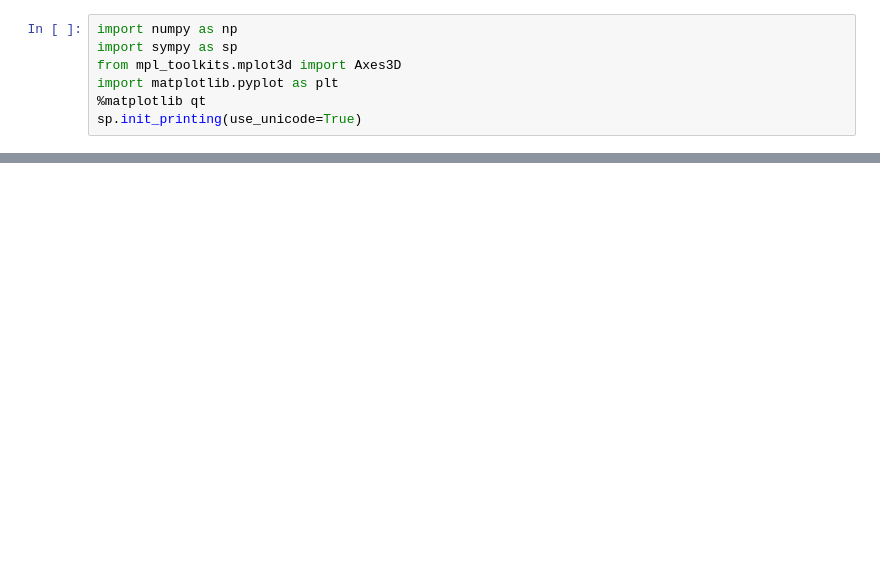
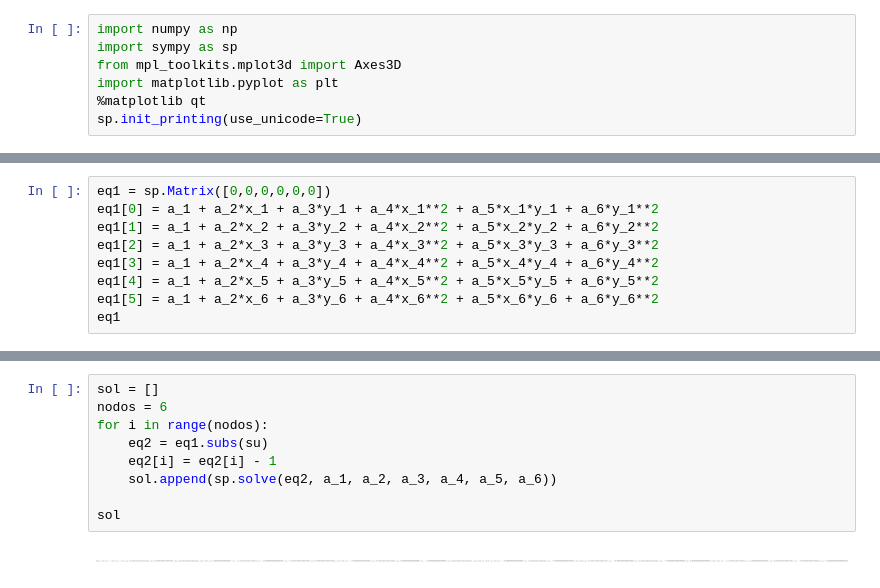
Before and after one commit to gdesirena/Elementos-Finitos, a Jupyter notebook: Modulo2/Capitulo-04/00_Funciones de Forma Cuadráticas_clase.ipynb, the cells around one changed output, grey strips where cells are left out. Cells and saved outputs as stored; diff of their text form; blank space fills up the shorter version.

```diff
--- a/Modulo2/Capitulo-04/00_Funciones de Forma Cuadráticas_clase.ipynb
+++ b/Modulo2/Capitulo-04/00_Funciones de Forma Cuadráticas_clase.ipynb
@@ -9,0 +14,9 @@ sp.init_printing(use_unicode=True)
+# %%
+eq1 = sp.Matrix([0,0,0,0,0,0])
+eq1[0] = a_1 + a_2*x_1 + a_3*y_1 + a_4*x_1**2 + a_5*x_1*y_1 + a_6*y_1**2
+eq1[1] = a_1 + a_2*x_2 + a_3*y_2 + a_4*x_2**2 + a_5*x_2*y_2 + a_6*y_2**2
+eq1[2] = a_1 + a_2*x_3 + a_3*y_3 + a_4*x_3**2 + a_5*x_3*y_3 + a_6*y_3**2
+eq1[3] = a_1 + a_2*x_4 + a_3*y_4 + a_4*x_4**2 + a_5*x_4*y_4 + a_6*y_4**2
+eq1[4] = a_1 + a_2*x_5 + a_3*y_5 + a_4*x_5**2 + a_5*x_5*y_5 + a_6*y_5**2
+eq1[5] = a_1 + a_2*x_6 + a_3*y_6 + a_4*x_6**2 + a_5*x_6*y_6 + a_6*y_6**2
+eq1
@@ -9,0 +36,11 @@ sp.init_printing(use_unicode=True)
+# %%
+sol = []
+nodos = 6
+for i in range(nodos):
+    eq2 = eq1.subs(su)
+    eq2[i] = eq2[i] - 1
+    sol.append(sp.solve(eq2, a_1, a_2, a_3, a_4, a_5, a_6))
+
+sol
+# %% [output]
+[figure, added]
```
Also changed, not shown: parts of 9 cells of this notebook, 4 other files.
